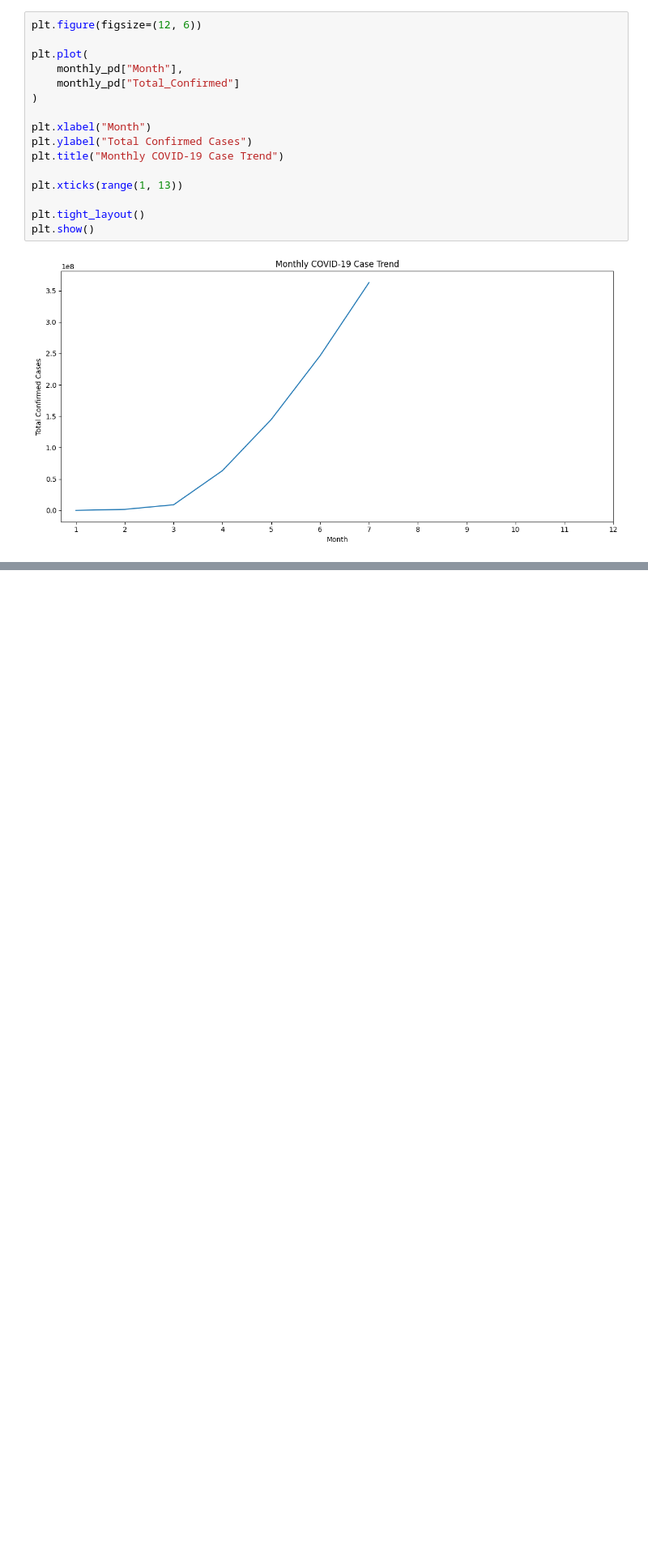
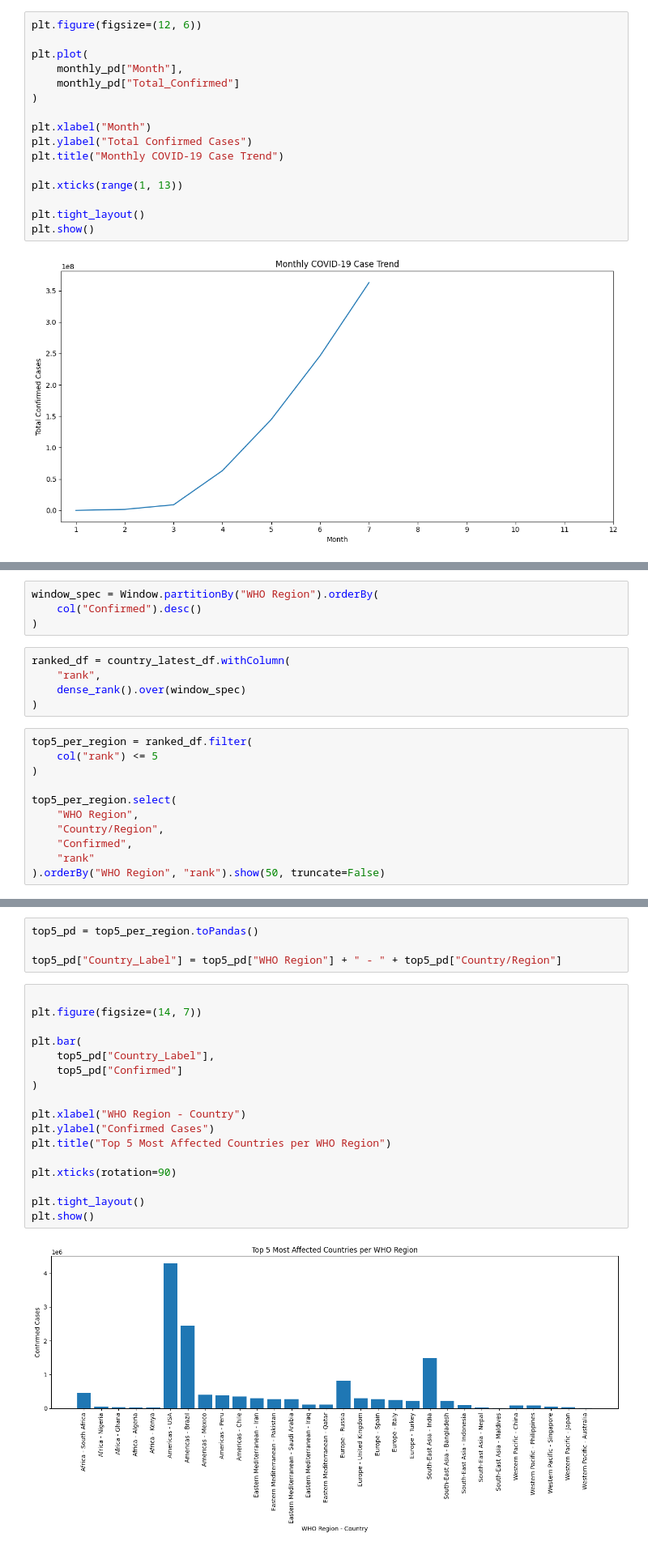
Before and after one commit to dilpreet0007/COVID19-Analytics-Pipeline, a Jupyter notebook: app.ipynb, the cells around one changed output, grey strips where cells are left out. Shown at 81% size. Cells and saved outputs as stored; diff of their text form; blank space fills up the shorter version.

Commit message:
[Dilpreet] Task 11: Top 5 Most Affected Countries Per WHO Region

```diff
--- a/app.ipynb
+++ b/app.ipynb
@@ -652,0 +657,20 @@ plt.show()
+# %%
+window_spec = Window.partitionBy("WHO Region").orderBy(
+    col("Confirmed").desc()
+)
+# %%
+ranked_df = country_latest_df.withColumn(
+    "rank",
+    dense_rank().over(window_spec)
+)
+# %%
+top5_per_region = ranked_df.filter(
+    col("rank") <= 5
+)
+
+top5_per_region.select(
+    "WHO Region",
+    "Country/Region",
+    "Confirmed",
+    "rank"
+).orderBy("WHO Region", "rank").show(50, truncate=False)
@@ -652,0 +695,23 @@ plt.show()
+# %%
+top5_pd = top5_per_region.toPandas()
+
+top5_pd["Country_Label"] = top5_pd["WHO Region"] + " - " + top5_pd["Country/Region"]
+# %%
+
+plt.figure(figsize=(14, 7))
+
+plt.bar(
+    top5_pd["Country_Label"],
+    top5_pd["Confirmed"]
+)
+
+plt.xlabel("WHO Region - Country")
+plt.ylabel("Confirmed Cases")
+plt.title("Top 5 Most Affected Countries per WHO Region")
+
+plt.xticks(rotation=90)
+
+plt.tight_layout()
+plt.show()
+# %% [output]
+[figure, added]
```
Also changed, not shown: parts of 4 cells of this notebook.
